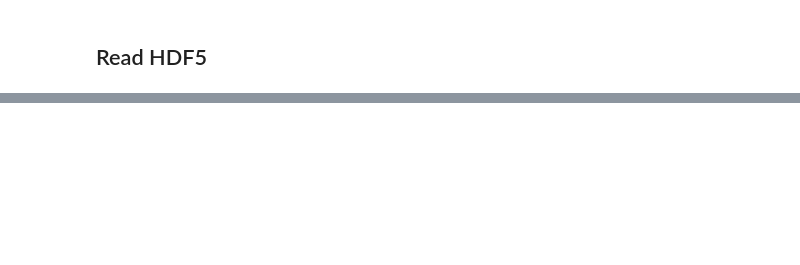
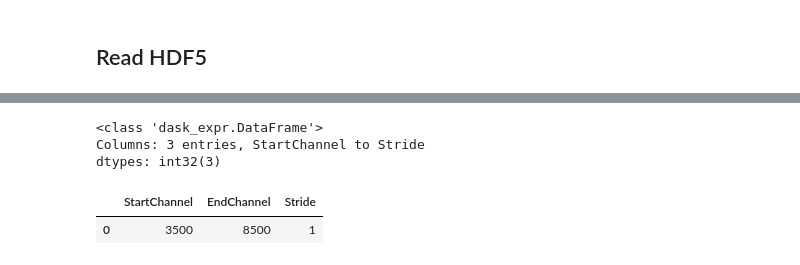
Before and after one commit to pdefusco/CML_Dask_Distributed, a Jupyter notebook: 04_dask_dist_hdf5.ipynb, the cells around one changed output, grey strips where cells are left out. Cells and saved outputs as stored; diff of their text form; code cells hidden in the pictures; blank space fills up the shorter version.

Commit message:
read hdf5

```diff
--- a/04_dask_dist_hdf5.ipynb
+++ b/04_dask_dist_hdf5.ipynb
@@ -75,0 +54,14 @@ data_HDF5, metadata =getData(HOME+"/Sample_Data_Files/HDF5")
+# %%
+import dask.dataframe as dd
+
+df = dd.read_hdf('/home/cdsw/Sample_Data_Files/HDF5/DOSS_20240722T205526_000000Z.h5', '/*')
+df.info()
+# %% [output]
+<class 'dask_expr.DataFrame'>
+Columns: 3 entries, StartChannel to Stride
+dtypes: int32(3)
+# %%
+df.head()
+# %% [output]
+|  | StartChannel | EndChannel | Stride |
+| 0 | 3500 | 8500 | 1 |
```
Also changed, not shown: parts of 6 cells of this notebook.
